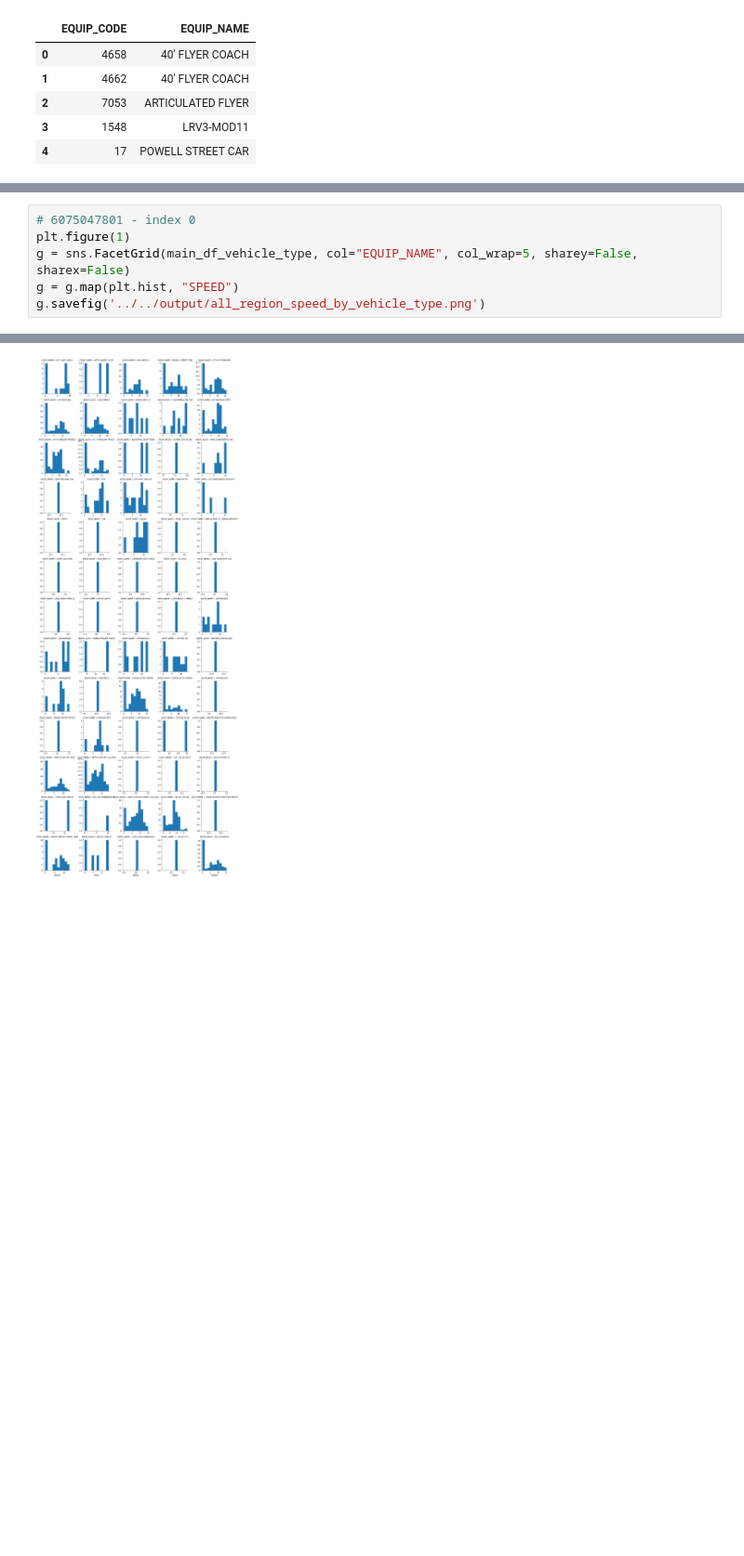
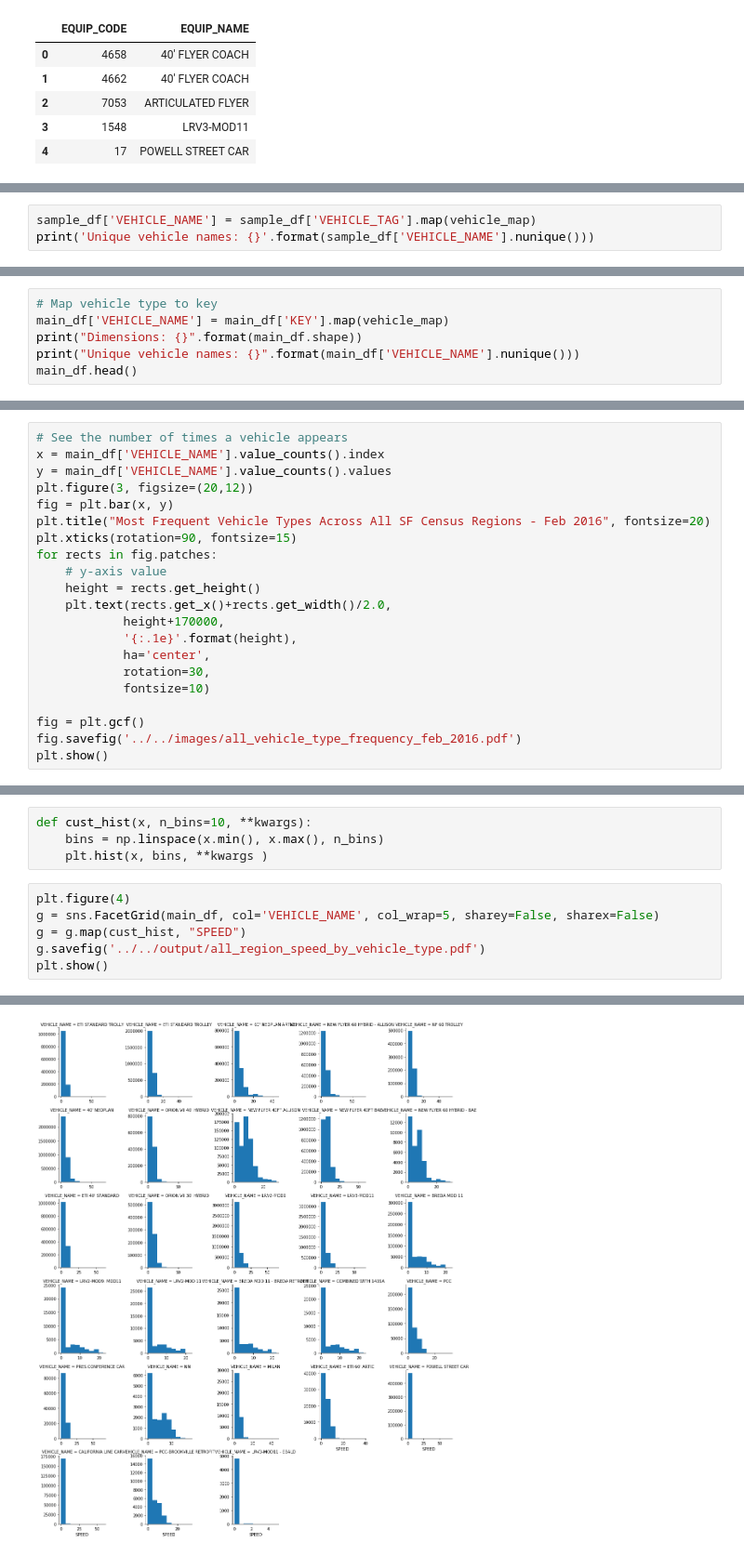
Before and after one commit to sakoki/Rushhour, a Jupyter notebook: code/playground/exploratory_analysis.ipynb, the cells around one changed output, grey strips where cells are left out. Shown at 93% size. Cells and saved outputs as stored; diff of their text form; blank space fills up the shorter version.

Commit message:
Generated histograms

```diff
--- a/code/playground/exploratory_analysis.ipynb
+++ b/code/playground/exploratory_analysis.ipynb
@@ -65,0 +132,3 @@ Number of region files: 196
+# %%
+sample_df['VEHICLE_NAME'] = sample_df['VEHICLE_TAG'].map(vehicle_map)
+print('Unique vehicle names: {}'.format(sample_df['VEHICLE_NAME'].nunique()))
@@ -91,0 +223,6 @@ Size of df: (33350866, 4)
+# %%
+# Map vehicle type to key
+main_df['VEHICLE_NAME'] = main_df['KEY'].map(vehicle_map)
+print("Dimensions: {}".format(main_df.shape))
+print("Unique vehicle names: {}".format(main_df['VEHICLE_NAME'].nunique()))
+main_df.head()
@@ -91,0 +249,21 @@ Size of df: (33350866, 4)
+# %%
+# See the number of times a vehicle appears
+x = main_df['VEHICLE_NAME'].value_counts().index
+y = main_df['VEHICLE_NAME'].value_counts().values
+plt.figure(3, figsize=(20,12))
+fig = plt.bar(x, y)
+plt.title("Most Frequent Vehicle Types Across All SF Census Regions - Feb 2016", fontsize=20)
+plt.xticks(rotation=90, fontsize=15)
+for rects in fig.patches:
+    # y-axis value
+    height = rects.get_height()
+    plt.text(rects.get_x()+rects.get_width()/2.0,
+            height+170000,
+            '{:.1e}'.format(height),
+            ha='center',
+            rotation=30,
+            fontsize=10)
+
+fig = plt.gcf()
+fig.savefig('../../images/all_vehicle_type_frequency_feb_2016.pdf')
+plt.show()
@@ -92,9 +272,13 @@ Size of df: (33350866, 4)
+# %%
+def cust_hist(x, n_bins=10, **kwargs):
+    bins = np.linspace(x.min(), x.max(), n_bins)
+    plt.hist(x, bins, **kwargs )
 # %%
-# 6075047801 - index 0
-plt.figure(1)
-g = sns.FacetGrid(main_df_vehicle_type, col="EQUIP_NAME", col_wrap=5, sharey=False, sharex=False)
-g = g.map(plt.hist, "SPEED")
-g.savefig('../../output/all_region_speed_by_vehicle_type.png')
+plt.figure(4)
+g = sns.FacetGrid(main_df, col='VEHICLE_NAME', col_wrap=5, sharey=False, sharex=False)
+g = g.map(cust_hist, "SPEED")
+g.savefig('../../output/all_region_speed_by_vehicle_type.pdf')
+plt.show()
 # %% [output]
 <Figure size 432x288 with 0 Axes>
-[figure, old version]
+[figure, new version]
```
Also changed, not shown: parts of 35 cells of this notebook.
